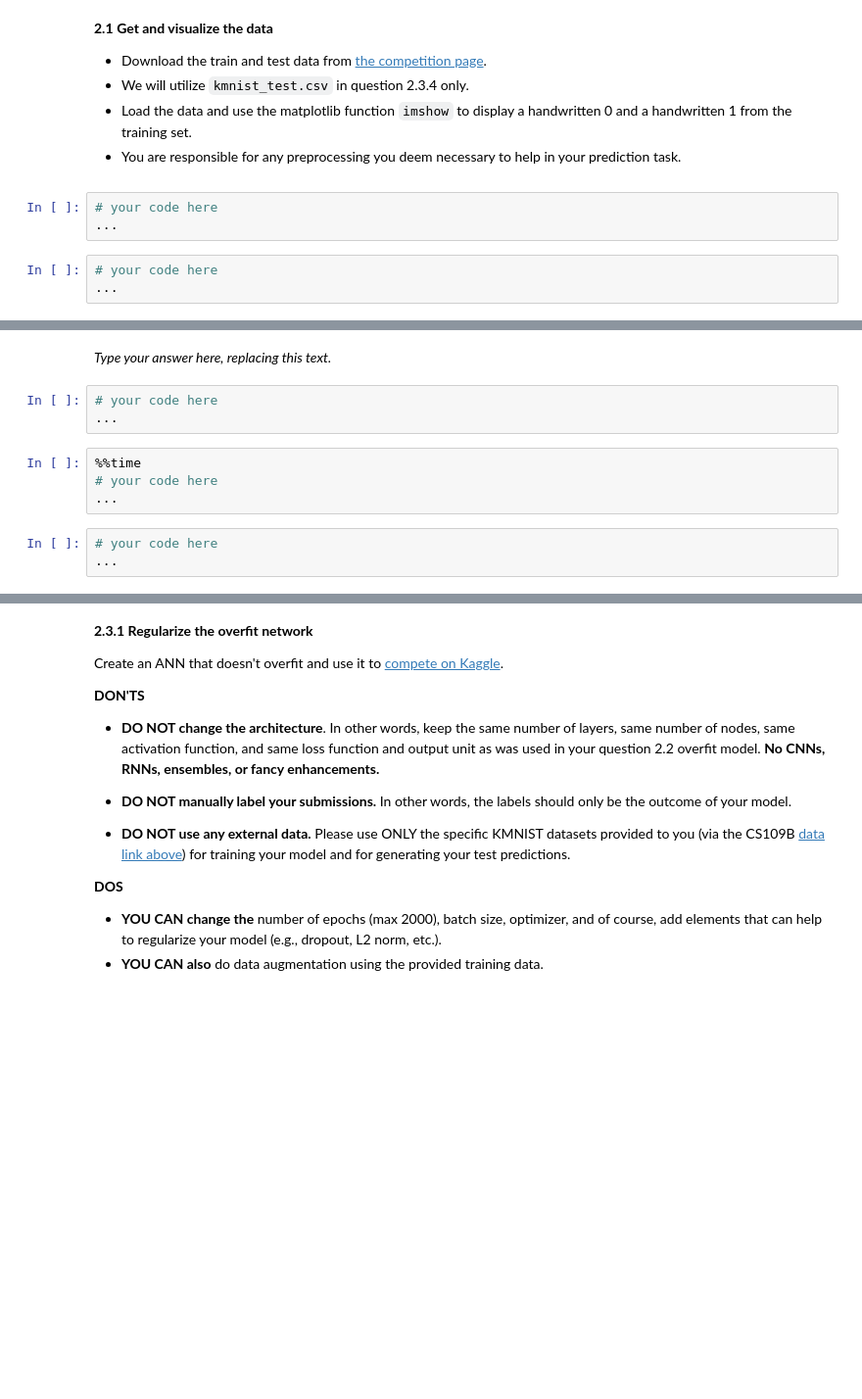
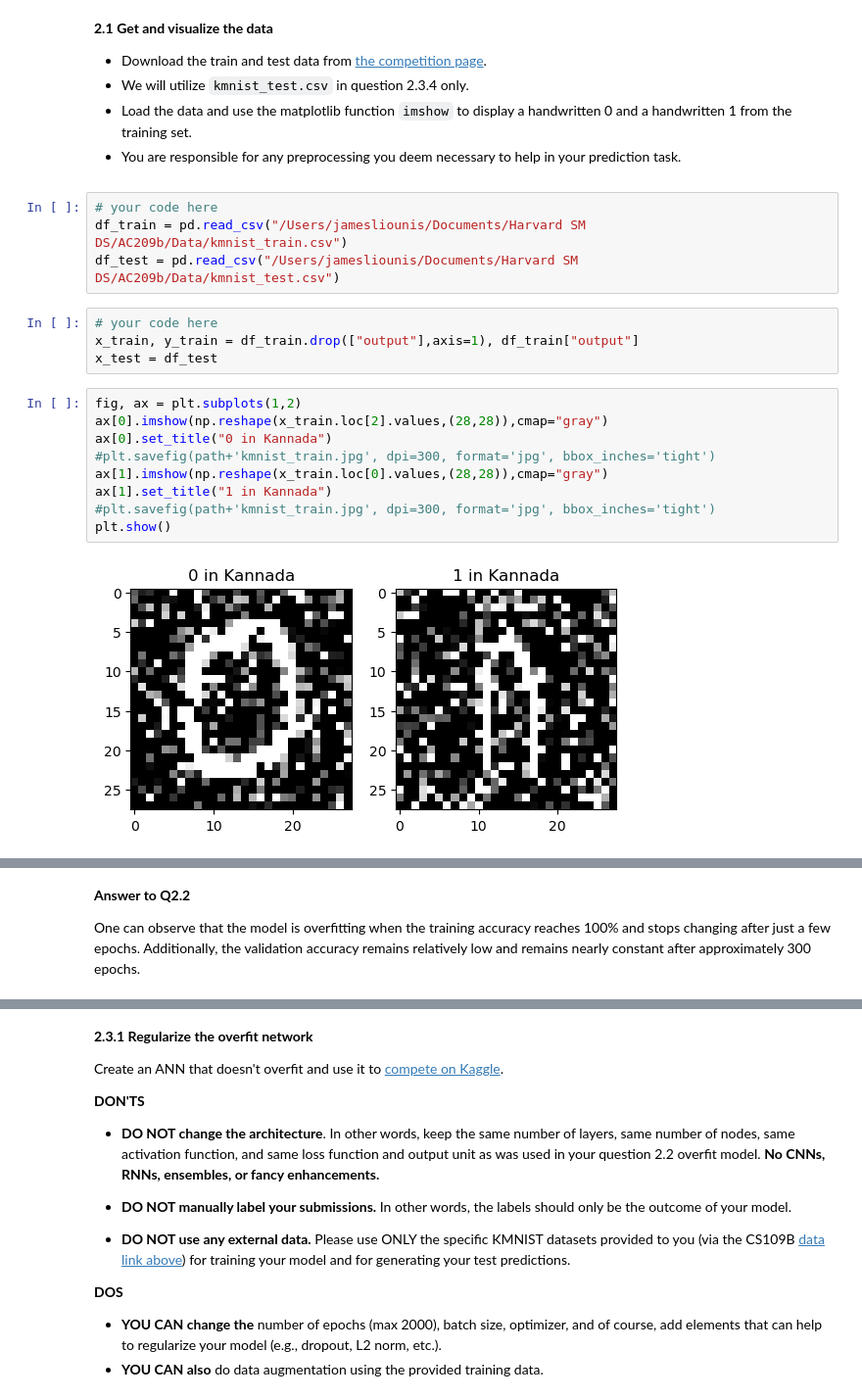
Before and after one commit to jamesliounis/Harvard-Deep-Learning, a Jupyter notebook: cs109b_hw3/cs109b_hw3.ipynb, the cells around one changed output, grey strips where cells are left out. Shown at 98% size. Cells and saved outputs as stored; diff of their text form; blank space fills up the shorter version.

```diff
--- a/cs109b_hw3/cs109b_hw3.ipynb
+++ b/cs109b_hw3/cs109b_hw3.ipynb
@@ -1054,12 +1078,25 @@ Kaggle leaderboard scores are accuracy scores calculated by Kaggle when you uplo
 
 
 </div>
-# %%
-# your code here
-...
-# %%
-# your code here
-...
+# %%
+# your code here
+df_train = pd.read_csv("/Users/jamesliounis/Documents/Harvard SM DS/AC209b/Data/kmnist_train.csv")
+df_test = pd.read_csv("/Users/jamesliounis/Documents/Harvard SM DS/AC209b/Data/kmnist_test.csv")
+# %%
+# your code here
+x_train, y_train = df_train.drop(["output"],axis=1), df_train["output"]
+x_test = df_test
+# %%
+fig, ax = plt.subplots(1,2)
+ax[0].imshow(np.reshape(x_train.loc[2].values,(28,28)),cmap="gray")
+ax[0].set_title("0 in Kannada")
+#plt.savefig(path+'kmnist_train.jpg', dpi=300, format='jpg', bbox_inches='tight')
+ax[1].imshow(np.reshape(x_train.loc[0].values,(28,28)),cmap="gray")
+ax[1].set_title("1 in Kannada")
+#plt.savefig(path+'kmnist_train.jpg', dpi=300, format='jpg', bbox_inches='tight')
+plt.show()
+# %% [output]
+[figure, added]
 # %% [markdown]
 <div class='exercise-r'>
 
@@ -1085,15 +1122,7 @@ This ANN, when trained on the dataset, will overfit to the training set. Plot th
 
 
 </div>
-# %% [markdown]
-_Type your answer here, replacing this text._
-# %%
-# your code here
-...
-# %%
-%%time
-# your code here
-...
-# %%
-# your code here
-...
+# %% [markdown]
+**Answer to Q2.2**
+
+One can observe that the model is overfitting when the training accuracy reaches 100% and stops changing after just a few epochs. Additionally, the validation accuracy remains relatively low and remains nearly constant after approximately 300 epochs.
```
Also changed, not shown: parts of 38 cells of this notebook.
